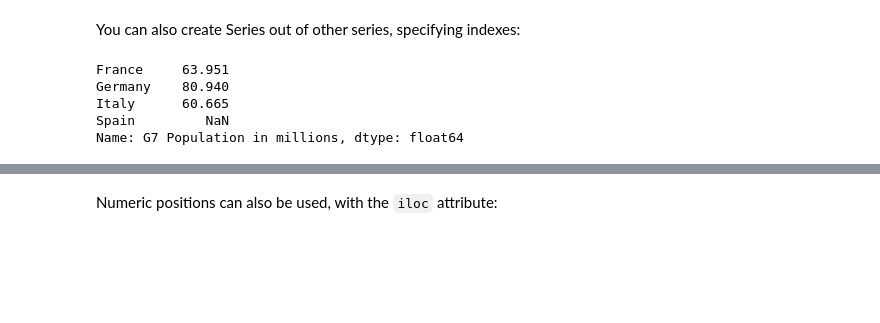
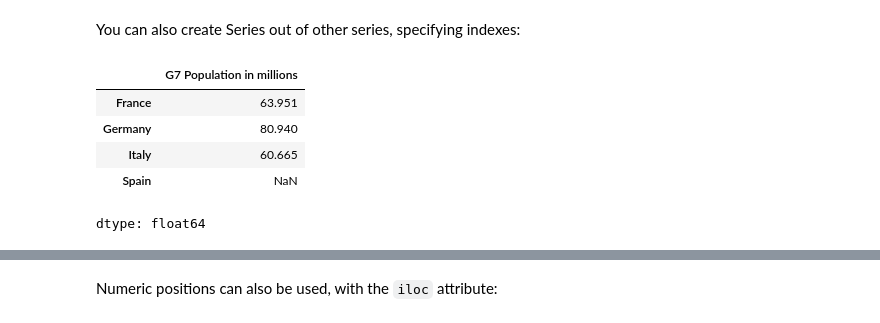
Before and after one commit to zhuowang0607/freecodecamp-intro-to-pandas, a Jupyter notebook: 1 - Pandas - Series.ipynb, the cells around one changed output, grey strips where cells are left out. Saved outputs shown, nothing was run; the diff lists cells and outputs as text; code cells hidden in the pictures; blank space fills up the shorter version.

```diff
--- a/1 - Pandas - Series.ipynb
+++ b/1 - Pandas - Series.ipynb
@@ -165,13 +172,15 @@ Name: G7 Population in millions, dtype: float64
 # %% [markdown]
 You can also create Series out of other series, specifying indexes:
 # %%
-pd.Series(g7_pop, index=['France', 'Germany', 'Italy', 'Spain'])
+g7_eu=pd.Series(g7_pop, index=['France', 'Germany', 'Italy', 'Spain'])
+g7_eu
 # %% [output]
+|  | G7 Population in millions |
+| France | 63.951 |
+| Germany | 80.940 |
+| Italy | 60.665 |
+| Spain | NaN |
-France     63.951
-Germany    80.940
-Italy      60.665
-Spain         NaN
-Name: G7 Population in millions, dtype: float64
+dtype: float64
 # %% [markdown]
 ![green-divider](https://user-images.githubusercontent.com/7065401/52071924-c003ad80-2562-11e9-8297-1c6595f8a7ff.png)
 
```
Also changed, not shown: parts of 20 cells of this notebook.
